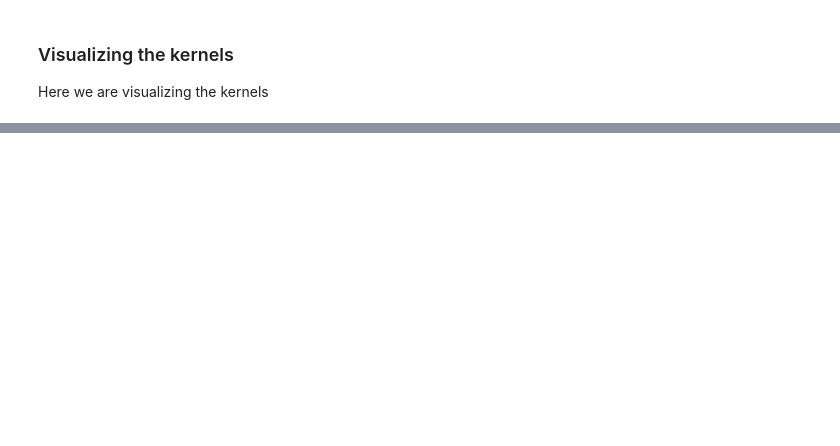
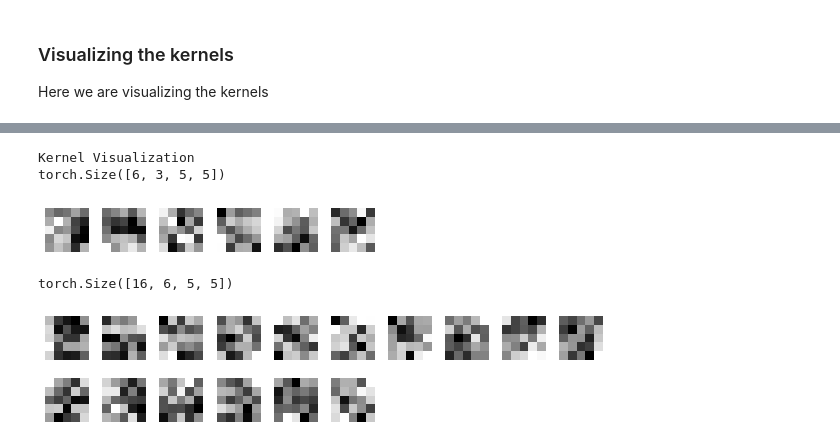
Before and after one commit to vardeep-sandhu/CudaLab, a Jupyter notebook: Sheet03/Sheet03.ipynb, the cells around one changed output, grey strips where cells are left out. Drawn from its saved outputs; the diff is of its cells as text; code cells hidden in the pictures; blank space fills up the shorter version.

```diff
--- a/Sheet03/Sheet03.ipynb
+++ b/Sheet03/Sheet03.ipynb
@@ -302,0 +378,39 @@ Clipping input data to the valid range for imshow with RGB data ([0..1] for floa
+# %%
+#Function for plottinng kernels and activation maps
+def plot(tensor, plot_kernels, n_cols=10):
+    n_kernels = tensor.shape[0]
+    n_rows = 1+ n_kernels // n_cols
+    fig = plt.figure(figsize=(n_cols,n_rows))
+    for i in range(n_kernels):
+        ax1 = fig.add_subplot(n_rows,n_cols,i+1)
+        if plot_kernels==True:
+            ax1.imshow(tensor[i][0,:,:].cpu(),cmap='gray')
+        else:
+            ax1.imshow(tensor[i],cmap='gray')
+        ax1.axis('off')
+        ax1.set_xticklabels([])
+        ax1.set_yticklabels([])
+
+    plt.subplots_adjust(wspace=0.3, hspace=0.3)
+    plt.show()
+# %%
+print("Kernel Visualization")
+filters = best_no_dropout.modules()
+model_layers = [i for i in best_no_dropout.children()]
+first_layer = model_layers[0]
+second_layer = model_layers[2]
+
+first_kernels = first_layer.weight.data.clone()
+print(first_kernels.shape)
+plot(first_kernels,True)
+
+
+second_kernels = second_layer.weight.data.clone()
+print(second_kernels.shape)
+plot(second_kernels,True)
+# %% [output]
+Kernel Visualization
+torch.Size([6, 3, 5, 5])
+[figure, added]
+torch.Size([16, 6, 5, 5])
+[figure, added]
```
Also changed, not shown: parts of 30 cells of this notebook.
